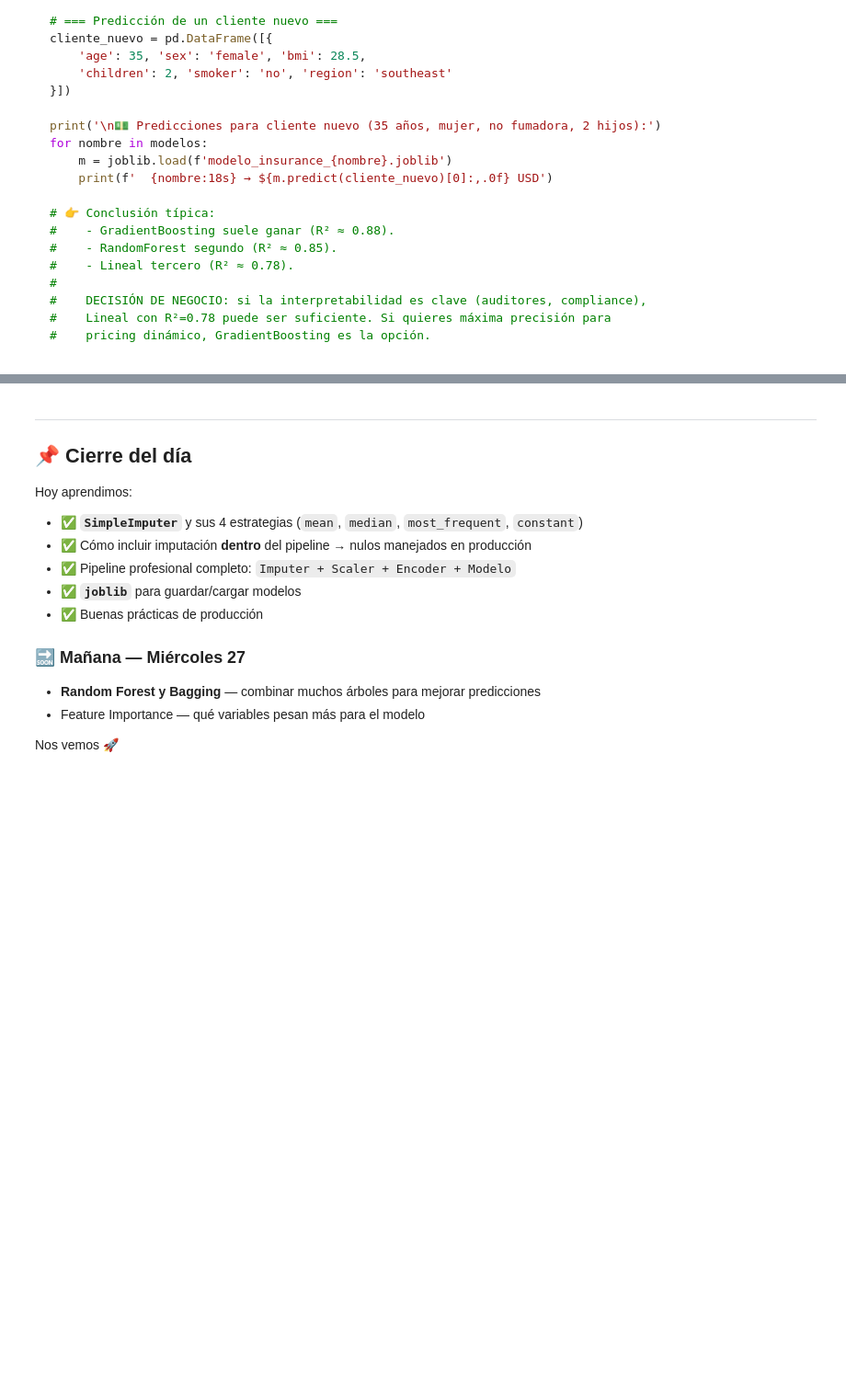
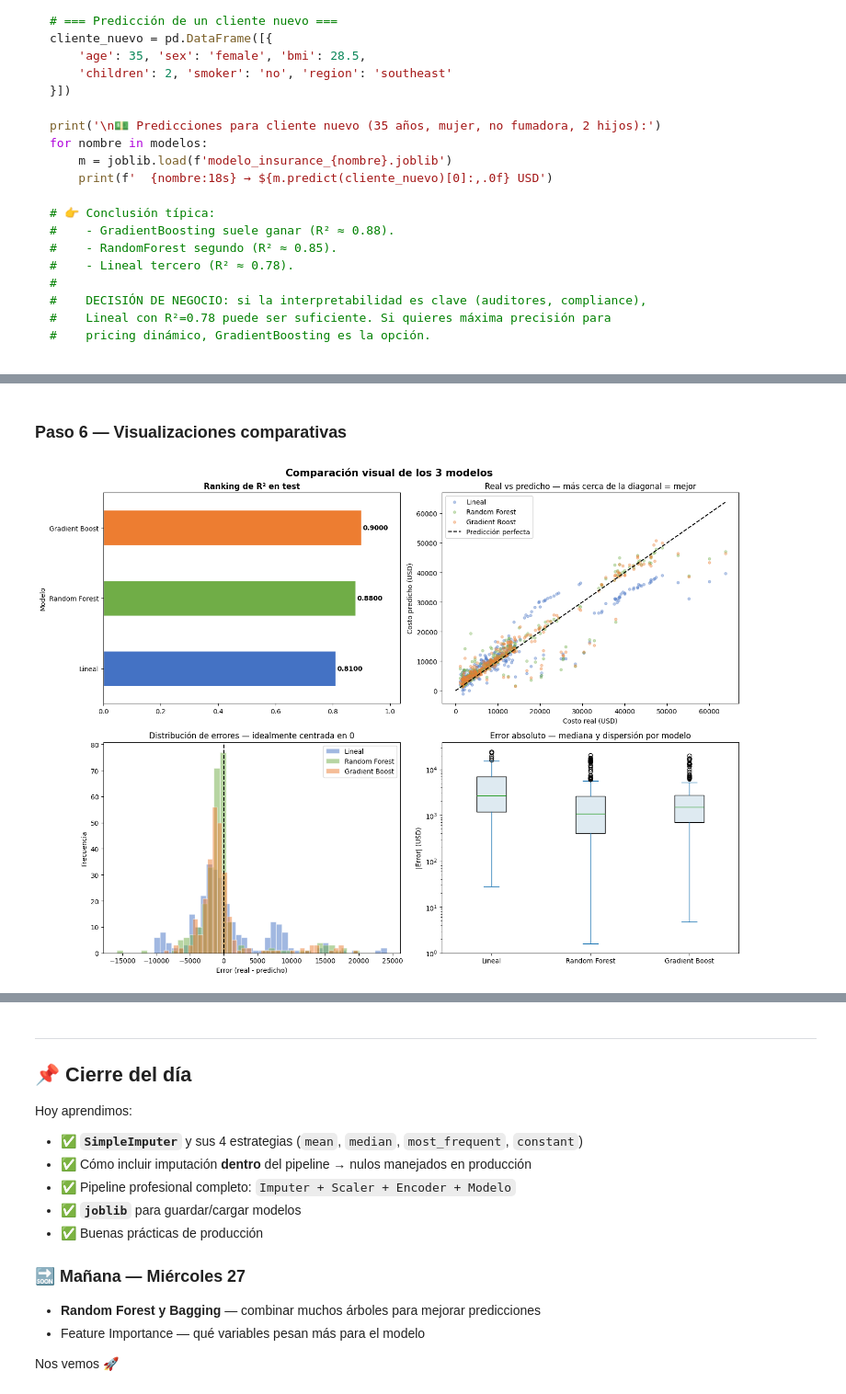
Before and after one commit to jeedorsa/Bootcamp-Data-Science, a Jupyter notebook: Clases/6-RegressionModels/6.2-Imputer-GuardarModelos.ipynb, the cells around one changed output, grey strips where cells are left out. Shown at 92% size. Drawn from its saved outputs; the diff is of its cells as text; code cells hidden in the pictures; folded sections open; blank space fills up the shorter version.

```diff
--- a/Clases/6-RegressionModels/6.2-Imputer-GuardarModelos.ipynb
+++ b/Clases/6-RegressionModels/6.2-Imputer-GuardarModelos.ipynb
@@ -581,0 +709,18 @@ for nombre in modelos:
+# %%
+# 3 pipelines con el MISMO preprocesador (clave: lo reutilizamos)
+modelos = {
+    'Lineal':           Pipeline([('prep', preprocesador), ('mod', LinearRegression())]),
+    'Random Forest':    Pipeline([('prep', preprocesador), ('mod', RandomForestRegressor(n_estimators=200, random_state=42, n_jobs=-1))]),
+    'Gradient Boost':   Pipeline([('prep', preprocesador), ('mod', GradientBoostingRegressor(n_estimators=200, random_state=42))]),
+}
+
+# Entrenar, MEDIR TIEMPO y guardar
+tiempos = {}
+for nombre, pipe in modelos.items():
+    t0 = time.time()
+    pipe.fit(X_train, y_train)
+    tiempos[nombre] = round(time.time() - t0, 2)
+
+    nombre_archivo = f'modelo_insurance_{nombre.lower().replace(" ", "_")}.joblib'
+    joblib.dump(pipe, nombre_archivo)
+    print(f'✅ {nombre:18s} entrenado en {tiempos[nombre]:.2f}s y guardado en "{nombre_archivo}"')
@@ -581,0 +851,53 @@ for nombre in modelos:
+# %% [markdown]
+### Paso 6 — Visualizaciones comparativas
+# %%
+# 4 gráficos en paralelo: R² ranking + Real vs Predicho + Distribución de errores + Errores por modelo
+fig, axes = plt.subplots(2, 2, figsize=(15, 11))
+fig.suptitle('Comparación visual de los 3 modelos', fontsize=15, fontweight='bold')
+
+colores = {'Lineal': '#4472C4', 'Random Forest': '#70AD47', 'Gradient Boost': '#ED7D31'}
+
+# 1. Ranking de R²
+ax = axes[0, 0]
+cuadro_1['R² Test'].sort_values().plot(kind='barh', color=[colores[m] for m in cuadro_1['R² Test'].sort_values().index],
+                                        edgecolor='white', ax=ax)
+for i, v in enumerate(cuadro_1['R² Test'].sort_values()):
+    ax.text(v + 0.005, i, f'{v:.4f}', va='center', fontweight='bold')
+ax.set_title('Ranking de R² en test', fontweight='bold')
+ax.set_xlim(0, max(cuadro_1['R² Test']) * 1.15)
+
+# 2. Real vs Predicho — los 3 superpuestos
+ax = axes[0, 1]
+for nombre, pred in predicciones.items():
+    ax.scatter(y_test, pred, alpha=0.35, s=15, color=colores[nombre], label=nombre)
+ax.plot([0, y_test.max()], [0, y_test.max()], 'k--', linewidth=1.5, label='Predicción perfecta')
+ax.set_xlabel('Costo real (USD)')
+ax.set_ylabel('Costo predicho (USD)')
+ax.set_title('Real vs predicho — más cerca de la diagonal = mejor')
+ax.legend()
+
+# 3. Distribución de errores (histograma)
+ax = axes[1, 0]
+for nombre, pred in predicciones.items():
+    residuos = y_test - pred
+    ax.hist(residuos, bins=40, alpha=0.5, label=nombre, color=colores[nombre], edgecolor='white')
+ax.axvline(0, color='black', linewidth=1.5, linestyle='--')
+ax.set_xlabel('Error (real - predicho)')
+ax.set_ylabel('Frecuencia')
+ax.set_title('Distribución de errores — idealmente centrada en 0')
+ax.legend()
+
+# 4. Boxplot de errores absolutos
+ax = axes[1, 1]
+errores_abs = pd.DataFrame({nombre: np.abs(y_test - pred) for nombre, pred in predicciones.items()})
+errores_abs.plot(kind='box', ax=ax,
+                  patch_artist=True,
+                  boxprops=dict(facecolor='#DEEAF1'))
+ax.set_title('Error absoluto — mediana y dispersión por modelo')
+ax.set_ylabel('|Error| (USD)')
+ax.set_yscale('log')
+
+plt.tight_layout()
+plt.show()
+# %% [output]
+[figure, added]
```
Also changed, not shown: parts of 24 cells of this notebook, 3 other files.
